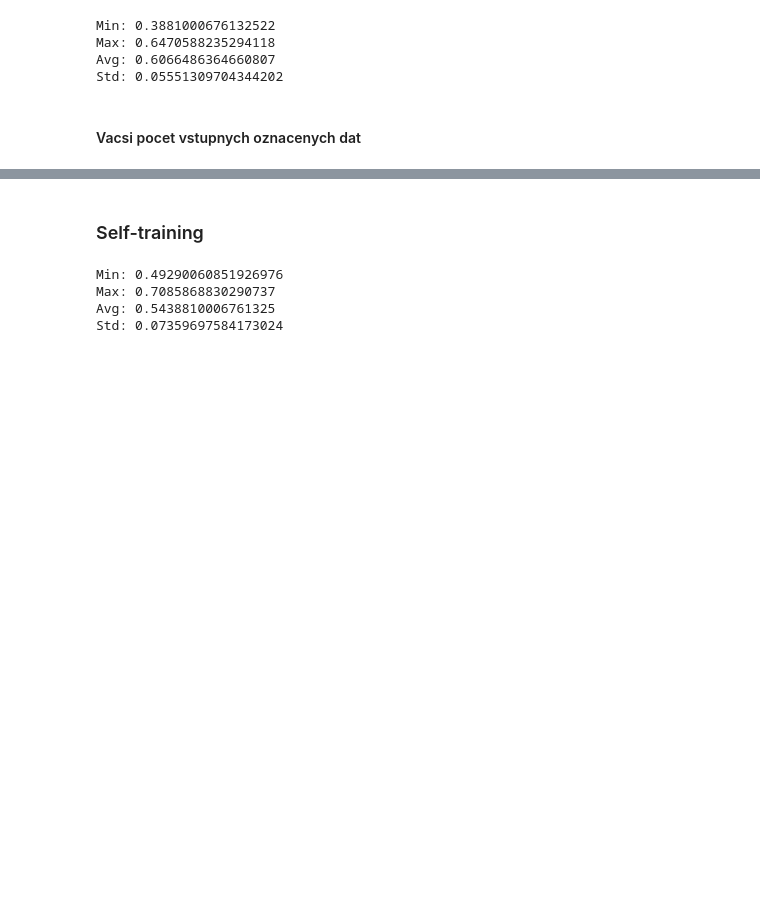
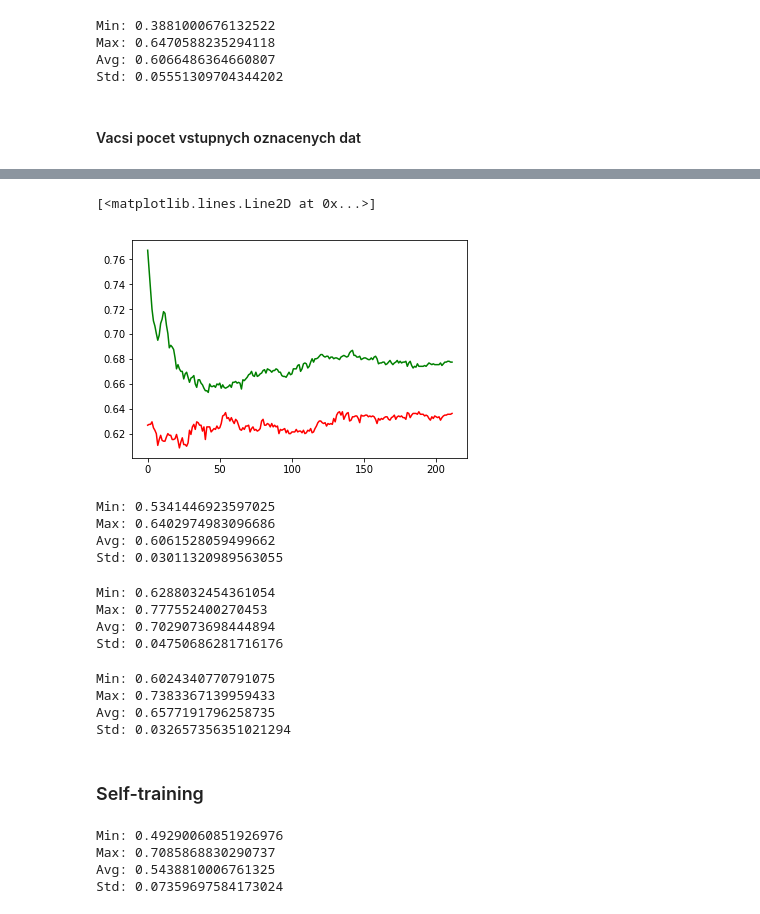
Before and after one commit to pmacinec/vos2-co-training, a Jupyter notebook: co-training-results.ipynb, the cells around one changed output, grey strips where cells are left out. Drawn from its saved outputs; the diff is of its cells as text; code cells hidden in the pictures; blank space fills up the shorter version.

```diff
--- a/co-training-results.ipynb
+++ b/co-training-results.ipynb
@@ -674,3 +692,44 @@ for i in range(30):
+# %%
+plt.plot(scores_threshold[20][0],'r')
+plt.plot(scores_threshold[20][1],'g')
+# %% [output]
+[<matplotlib.lines.Line2D at 0x...>]
+[figure, added]
+# %%
+print("Min: " + str(np.min(model_accuracy1)))
+print("Max: " + str(np.max(model_accuracy1)))
+print("Avg: " + str(np.mean(model_accuracy1)))
+print("Std: " + str(np.std(model_accuracy1)))
+# %% [output]
+Min: 0.5341446923597025
+Max: 0.6402974983096686
+Avg: 0.6061528059499662
+Std: 0.03011320989563055
+# %%
+print("Min: " + str(np.min(model_accuracy2)))
+print("Max: " + str(np.max(model_accuracy2)))
+print("Avg: " + str(np.mean(model_accuracy2)))
+print("Std: " + str(np.std(model_accuracy2)))
+# %% [output]
+Min: 0.6288032454361054
+Max: 0.777552400270453
+Avg: 0.7029073698444894
+Std: 0.04750686281716176
+# %%
+score_combined = []
+
+for i in range(30):
+    score_combined.append(scores_threshold[i][2])
+
+print("Min: " + str(np.min(score_combined)))
+print("Max: " + str(np.max(score_combined)))
+print("Avg: " + str(np.mean(score_combined)))
+print("Std: " + str(np.std(score_combined)))
+# %% [output]
+Min: 0.6024340770791075
+Max: 0.7383367139959433
+Avg: 0.6577191796258735
+Std: 0.032657356351021294
 # %% [markdown]
 ### Self-training
 # %%
```
Also changed, not shown: parts of 14 cells of this notebook.
